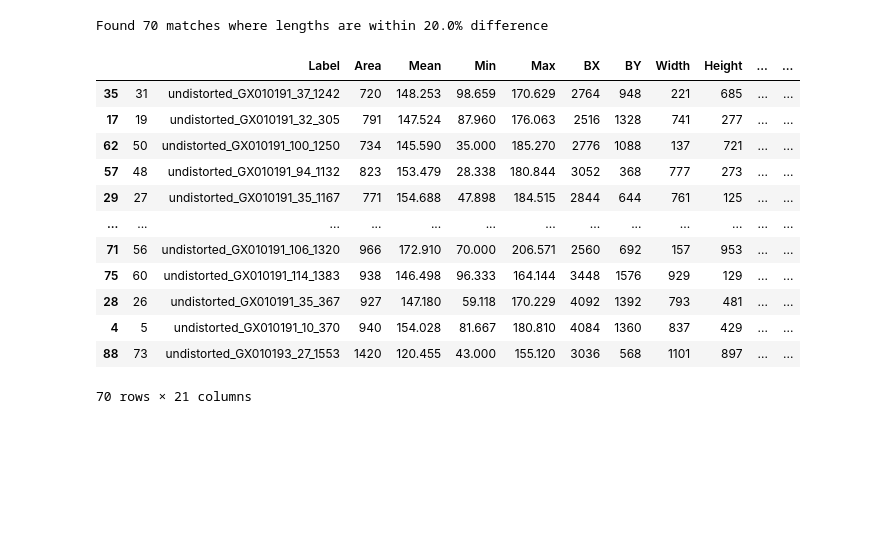
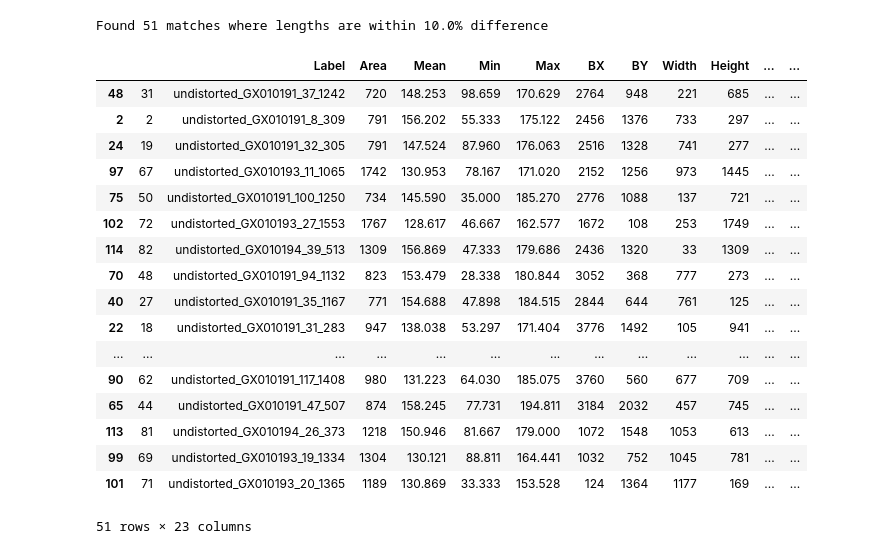
Before and after one commit to gbo999/Computer-Vision-for-Aquaculture-Monitoring-Robot, a Jupyter notebook: fifty_one/measurements/notebooks/analysis-shai-exuviae.ipynb, the cells around one changed output. Saved outputs shown, nothing was run; the diff lists cells and outputs as text; code cells hidden in the pictures; blank space fills up the shorter version.

```diff
--- a/fifty_one/measurements/notebooks/analysis-shai-exuviae.ipynb
+++ b/fifty_one/measurements/notebooks/analysis-shai-exuviae.ipynb
@@ -2,7 +2,7 @@
 import pandas as pd
 
 df_shai_exuviae=pd.read_csv('/Users/gilbenor/Documents/code projects/msc/counting_research_algorithms/fifty_one/measurements/data/Results-shai-exuviae.csv')
-df_analysis=pd.read_csv('/Users/gilbenor/Documents/code projects/msc/counting_research_algorithms/fifty_one/measurements/data/length_analysis_new_split.csv')
+df_analysis=pd.read_csv('/Users/gilbenor/Documents/code projects/msc/counting_research_algorithms/fifty_one/measurements/length_analysis_new_split.csv')
 
 
 # Remove 'colored_' prefix from image_name column
@@ -27,0 +10,9 @@ df_shai_exuviae
+# %%
+# Remove prefix from Label column
+df_shai_exuviae['Label'] = df_shai_exuviae['Label'].str.replace('Shai - exuviae:', '')
+
+# Create columns for big and small lengths
+df_shai_exuviae['is_big'] = df_shai_exuviae.groupby('Label')['Length'].transform(lambda x: x == x.max() if len(x) > 1 else False)
+df_shai_exuviae['is_small'] = df_shai_exuviae.groupby('Label')['Length'].transform(lambda x: x == x.min() if len(x) > 1 else False)
+
+df_shai_exuviae
@@ -28,41 +33,72 @@ df_shai_exuviae
 # %%
 # Create a merged dataframe by matching Label with image_name
 merged_df = pd.merge(
     df_shai_exuviae,
     df_analysis,
     left_on='Label',
     right_on='image_name',
     how='inner'
 )
 
 # Calculate the absolute difference between Length and pixels_total_length
 merged_df['length_diff'] = abs(merged_df['Length'] - merged_df['pixels_total_length'])
 
 # Filter for rows where the lengths are close (e.g. within 10% difference)
-threshold = 0.2# 10% threshold
+threshold = 0.1# 10% threshold
+
+# Group by Label to find images with multiple detections
+duplicate_labels = merged_df.groupby('Label').filter(lambda x: len(x) > 1)['Label'].unique()
+
+# For images with multiple detections, match the detections with size classes
+for label in duplicate_labels:
+    # Get rows for this label
+    label_rows = merged_df[merged_df['Label'] == label]
+
+    # Get the big and small detections from Shai's data
+    shai_big = label_rows[label_rows['is_big']]['Length'].values[0] if any(label_rows['is_big']) else None
+    shai_small = label_rows[label_rows['is_small']]['Length'].values[0] if any(label_rows['is_small']) else None
+
+    # Get the big and small detections from our measurements
+    our_big = label_rows[label_rows['lobster_size'] == 'big']['pixels_total_length'].values[0] if any(label_rows['lobster_size'] == 'big') else None
+    our_small = label_rows[label_rows['lobster_size'] == 'small']['pixels_total_length'].values[0] if any(label_rows['lobster_size'] == 'small') else None
+
+    # Update is_big and is_small flags based on our size classes
+    merged_df.loc[merged_df['Label'] == label, 'is_big'] = merged_df.loc[merged_df['Label'] == label, 'lobster_size'] == 'big'
+    merged_df.loc[merged_df['Label'] == label, 'is_small'] = merged_df.loc[merged_df['Label'] == label, 'lobster_size'] == 'small'
+
+# Recalculate length difference after matching
+merged_df['length_diff'] = abs(merged_df['Length'] - merged_df['pixels_total_length'])
+
+
+
 close_matches = merged_df[merged_df['length_diff'] / merged_df['Length'] < threshold]
 
 # Sort by length difference to see best matches first
 close_matches = close_matches.sort_values('length_diff')
 
 # Display results
 print(f"Found {len(close_matches)} matches where lengths are within {threshold*100}% difference")
 display(close_matches)
 # %% [output]
-Found 70 matches where lengths are within 20.0% difference
+Found 51 matches where lengths are within 10.0% difference
 |  |  | Label | Area | Mean | Min | Max | BX | BY | Width | Height | ... | ... |
-| 35 | 31 | undistorted_GX010191_37_1242 | 720 | 148.253 | 98.659 | 170.629 | 2764 | 948 | 221 | 685 | ... | ... |
-| 17 | 19 | undistorted_GX010191_32_305 | 791 | 147.524 | 87.960 | 176.063 | 2516 | 1328 | 741 | 277 | ... | ... |
-| 62 | 50 | undistorted_GX010191_100_1250 | 734 | 145.590 | 35.000 | 185.270 | 2776 | 1088 | 137 | 721 | ... | ... |
-| 57 | 48 | undistorted_GX010191_94_1132 | 823 | 153.479 | 28.338 | 180.844 | 3052 | 368 | 777 | 273 | ... | ... |
-| 29 | 27 | undistorted_GX010191_35_1167 | 771 | 154.688 | 47.898 | 184.515 | 2844 | 644 | 761 | 125 | ... | ... |
+| 48 | 31 | undistorted_GX010191_37_1242 | 720 | 148.253 | 98.659 | 170.629 | 2764 | 948 | 221 | 685 | ... | ... |
+| 2 | 2 | undistorted_GX010191_8_309 | 791 | 156.202 | 55.333 | 175.122 | 2456 | 1376 | 733 | 297 | ... | ... |
+| 24 | 19 | undistorted_GX010191_32_305 | 791 | 147.524 | 87.960 | 176.063 | 2516 | 1328 | 741 | 277 | ... | ... |
+| 97 | 67 | undistorted_GX010193_11_1065 | 1742 | 130.953 | 78.167 | 171.020 | 2152 | 1256 | 973 | 1445 | ... | ... |
+| 75 | 50 | undistorted_GX010191_100_1250 | 734 | 145.590 | 35.000 | 185.270 | 2776 | 1088 | 137 | 721 | ... | ... |
+| 102 | 72 | undistorted_GX010193_27_1553 | 1767 | 128.617 | 46.667 | 162.577 | 1672 | 108 | 253 | 1749 | ... | ... |
+| 114 | 82 | undistorted_GX010194_39_513 | 1309 | 156.869 | 47.333 | 179.686 | 2436 | 1320 | 33 | 1309 | ... | ... |
+| 70 | 48 | undistorted_GX010191_94_1132 | 823 | 153.479 | 28.338 | 180.844 | 3052 | 368 | 777 | 273 | ... | ... |
+| 40 | 27 | undistorted_GX010191_35_1167 | 771 | 154.688 | 47.898 | 184.515 | 2844 | 644 | 761 | 125 | ... | ... |
+| 22 | 18 | undistorted_GX010191_31_283 | 947 | 138.038 | 53.297 | 171.404 | 3776 | 1492 | 105 | 941 | ... | ... |
 | ... | ... | ... | ... | ... | ... | ... | ... | ... | ... | ... | ... | ... |
-| 71 | 56 | undistorted_GX010191_106_1320 | 966 | 172.910 | 70.000 | 206.571 | 2560 | 692 | 157 | 953 | ... | ... |
-| 75 | 60 | undistorted_GX010191_114_1383 | 938 | 146.498 | 96.333 | 164.144 | 3448 | 1576 | 929 | 129 | ... | ... |
-| 28 | 26 | undistorted_GX010191_35_367 | 927 | 147.180 | 59.118 | 170.229 | 4092 | 1392 | 793 | 481 | ... | ... |
-| 4 | 5 | undistorted_GX010191_10_370 | 940 | 154.028 | 81.667 | 180.810 | 4084 | 1360 | 837 | 429 | ... | ... |
-| 88 | 73 | undistorted_GX010193_27_1553 | 1420 | 120.455 | 43.000 | 155.120 | 3036 | 568 | 1101 | 897 | ... | ... |
+| 90 | 62 | undistorted_GX010191_117_1408 | 980 | 131.223 | 64.030 | 185.075 | 3760 | 560 | 677 | 709 | ... | ... |
+| 65 | 44 | undistorted_GX010191_47_507 | 874 | 158.245 | 77.731 | 194.811 | 3184 | 2032 | 457 | 745 | ... | ... |
+| 113 | 81 | undistorted_GX010194_26_373 | 1218 | 150.946 | 81.667 | 179.000 | 1072 | 1548 | 1053 | 613 | ... | ... |
+| 99 | 69 | undistorted_GX010193_19_1334 | 1304 | 130.121 | 88.811 | 164.441 | 1032 | 752 | 1045 | 781 | ... | ... |
+| 101 | 71 | undistorted_GX010193_20_1365 | 1189 | 130.869 | 33.333 | 153.528 | 124 | 1364 | 1177 | 169 | ... | ... |
-70 rows × 21 columns
+51 rows × 23 columns
 # %%
 # Select only the specified columns
 selected_columns = ['image_name', 'BX', 'BY', 'Width', 'Height', 'Length',
```
Also changed, not shown: parts of 16 cells of this notebook, 7 other files.
